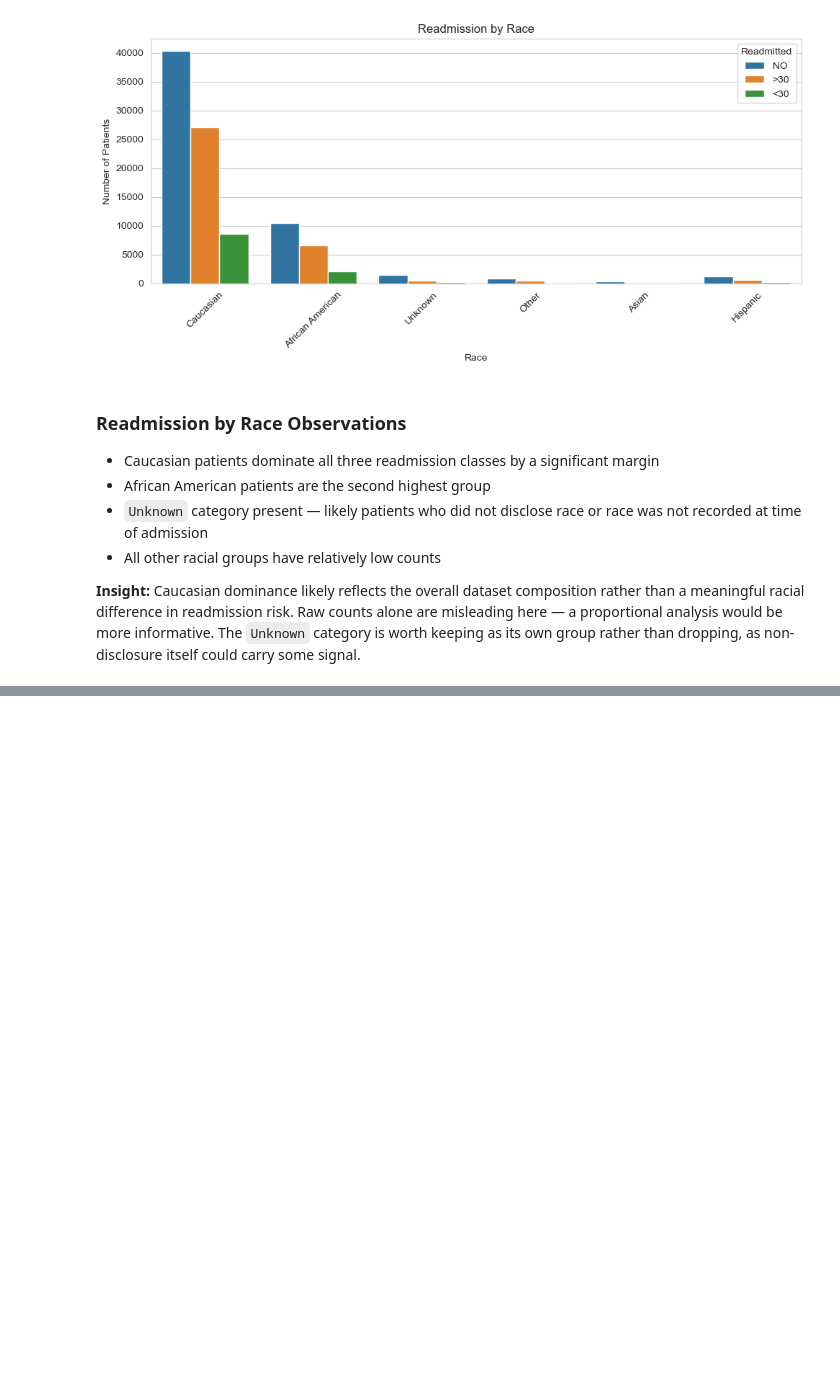
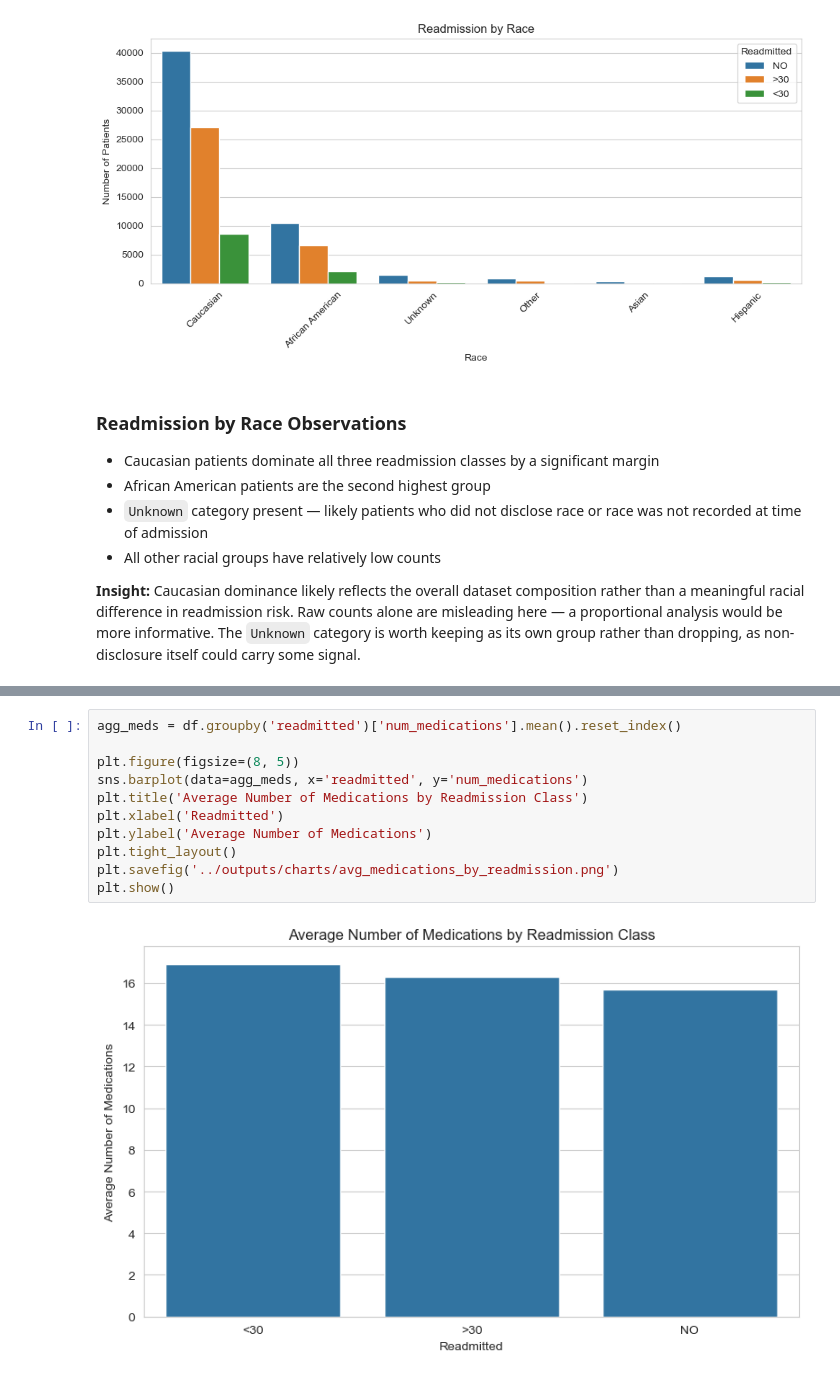
Before and after one commit to AstroBuccaneer/healthcare-readmission-analysis, a Jupyter notebook: notebooks/eda.ipynb, the cells around one changed output, grey strips where cells are left out. Drawn from its saved outputs; the diff is of its cells as text; blank space fills up the shorter version.

```diff
--- a/notebooks/eda.ipynb
+++ b/notebooks/eda.ipynb
@@ -318,0 +343,13 @@ as non-disclosure itself could carry some signal.
+# %%
+agg_meds = df.groupby('readmitted')['num_medications'].mean().reset_index()
+
+plt.figure(figsize=(8, 5))
+sns.barplot(data=agg_meds, x='readmitted', y='num_medications')
+plt.title('Average Number of Medications by Readmission Class')
+plt.xlabel('Readmitted')
+plt.ylabel('Average Number of Medications')
+plt.tight_layout()
+plt.savefig('../outputs/charts/avg_medications_by_readmission.png')
+plt.show()
+# %% [output]
+[figure, added]
```
Also changed, not shown: parts of 4 cells of this notebook, 3 other files.
